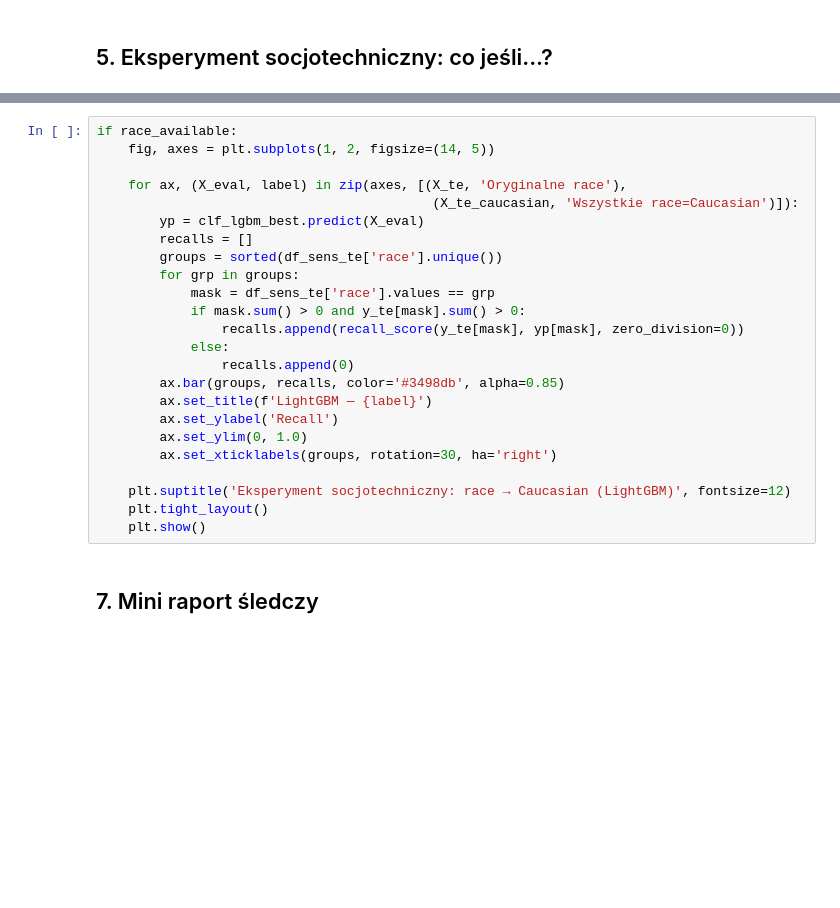
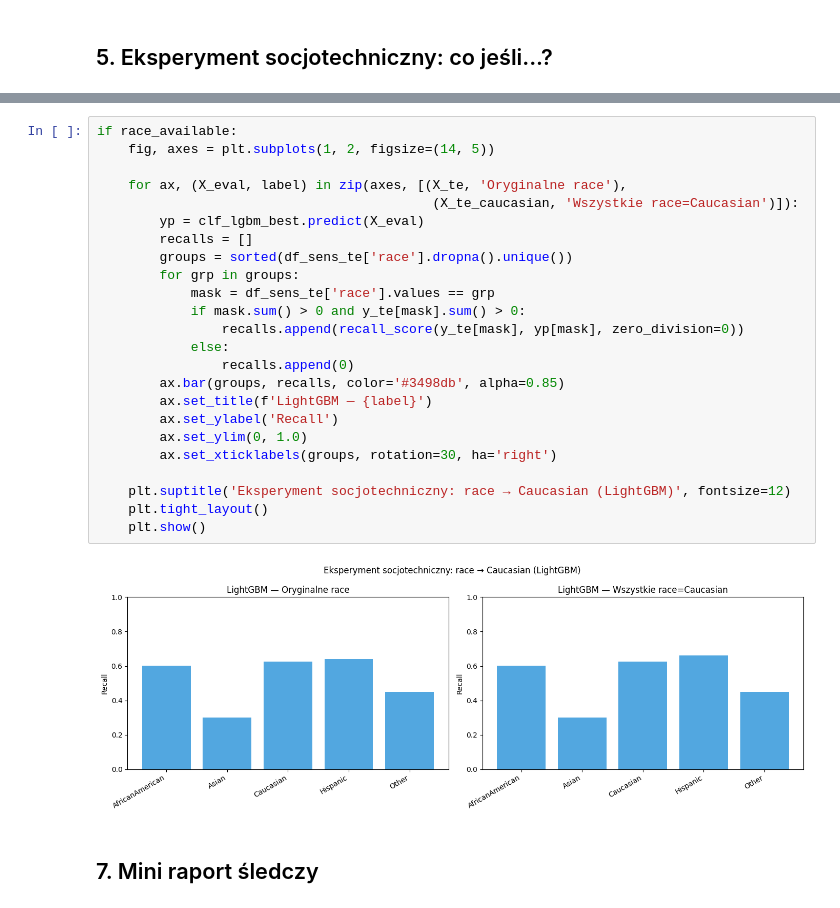
Before and after one commit to mikolaj-olesinski/Machine-Learning-PWR, a Jupyter notebook: lista5/lab5.ipynb, the cells around one changed output, grey strips where cells are left out. Drawn from its saved outputs; the diff is of its cells as text; blank space fills up the shorter version.

```diff
--- a/lista5/lab5.ipynb
+++ b/lista5/lab5.ipynb
@@ -633,27 +809,29 @@ else:
 # %%
 if race_available:
     fig, axes = plt.subplots(1, 2, figsize=(14, 5))
 
     for ax, (X_eval, label) in zip(axes, [(X_te, 'Oryginalne race'),
                                            (X_te_caucasian, 'Wszystkie race=Caucasian')]):
         yp = clf_lgbm_best.predict(X_eval)
         recalls = []
-        groups = sorted(df_sens_te['race'].unique())
+        groups = sorted(df_sens_te['race'].dropna().unique())
         for grp in groups:
             mask = df_sens_te['race'].values == grp
             if mask.sum() > 0 and y_te[mask].sum() > 0:
                 recalls.append(recall_score(y_te[mask], yp[mask], zero_division=0))
             else:
                 recalls.append(0)
         ax.bar(groups, recalls, color='#3498db', alpha=0.85)
         ax.set_title(f'LightGBM — {label}')
         ax.set_ylabel('Recall')
         ax.set_ylim(0, 1.0)
         ax.set_xticklabels(groups, rotation=30, ha='right')
 
     plt.suptitle('Eksperyment socjotechniczny: race → Caucasian (LightGBM)', fontsize=12)
     plt.tight_layout()
     plt.show()
+# %% [output]
+[figure, added]
 # %% [markdown]
 ## 7. Mini raport śledczy
 # %%
```
Also changed, not shown: parts of 32 cells of this notebook.
